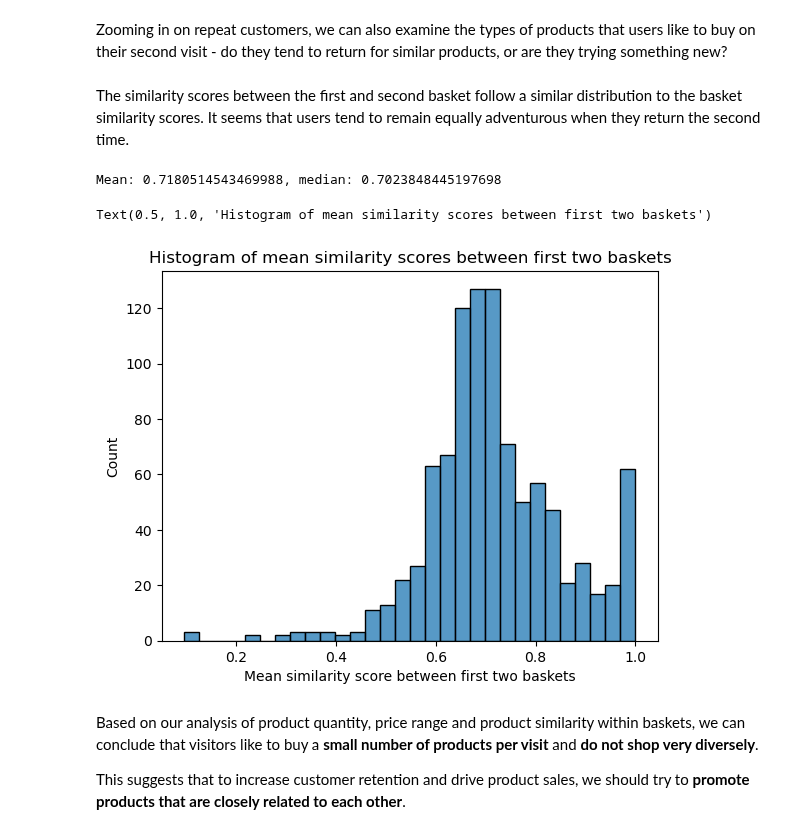
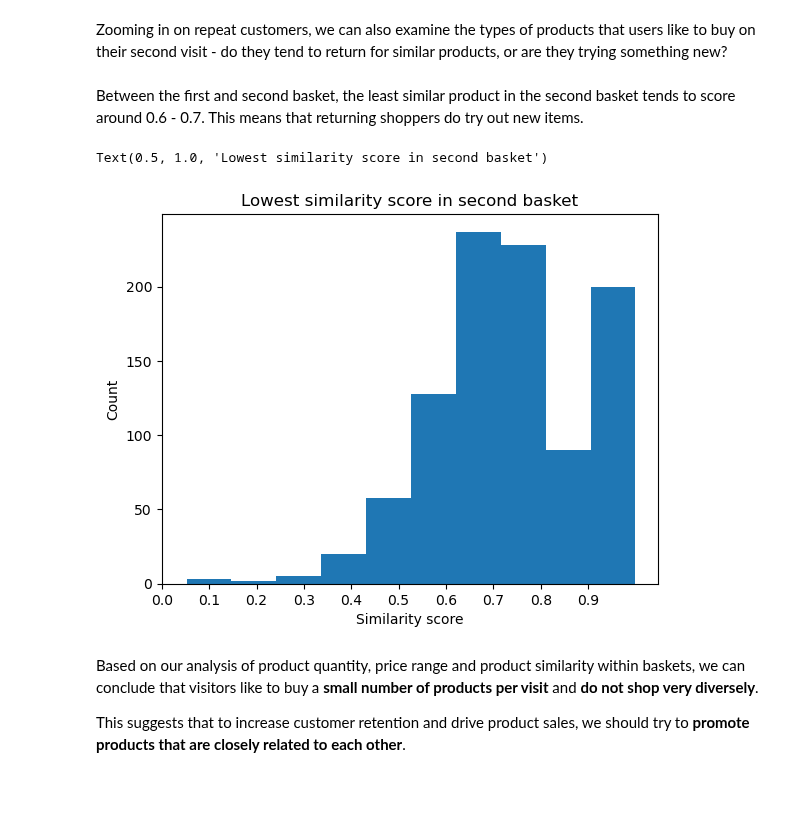
Before and after one commit to woobrandon/DSA3101-Potato-Wedges, a Jupyter notebook: ProductRecommendation/ProductRecommendation.ipynb, the cells around one changed output. Cells and saved outputs as stored; diff of their text form; code cells hidden in the pictures; blank space fills up the shorter version.

Commit message:
Edited second basket analysis

```diff
--- a/ProductRecommendation/ProductRecommendation.ipynb
+++ b/ProductRecommendation/ProductRecommendation.ipynb
@@ -311,19 +311,20 @@ query = '''
 
 rows = client.query(query)
 first_two_purchases = rows.to_dataframe()
-# %% [markdown]
-The similarity scores between the first and second basket follow a similar distribution to the basket similarity scores. It seems that users tend to remain equally adventurous when they return the second time.
-# %%
-first_two_purchases['similarity'] = first_two_purchases.apply(lambda x: similarity(x['first_purchase_product_id'], x['second_purchase_product_id']), axis = 1)
-first_two_purchases_similarity = first_two_purchases.groupby('user_id')['similarity'].mean().reset_index()
-print(f'Mean: {first_two_purchases_similarity['similarity'].mean()}, median: {first_two_purchases_similarity['similarity'].median()}')
-sns.histplot(first_two_purchases_similarity['similarity'])
-plt.xlabel('Mean similarity score between first two baskets')
-plt.title('Histogram of mean similarity scores between first two baskets')
-# %% [output]
-Mean: 0.7180514543469988, median: 0.7023848445197698
-Text(0.5, 1.0, 'Histogram of mean similarity scores between first two baskets')
-[figure, removed]
+# %% [markdown]
+Between the first and second basket, the least similar product in the second basket tends to score around 0.6 - 0.7. This means that returning shoppers do try out new items.
+# %%
+first_two_purchases['similarity'] = first_two_purchases.apply(lambda x: similarity(x['first_purchase_product_id'], x['second_purchase_product_id']), axis = 1)
+second_purchase_similarity = first_two_purchases.groupby(['user_id', 'second_purchase_product_id'])['similarity'].agg( 'max').reset_index()
+lowest_second_purchase = second_purchase_similarity.groupby(['user_id'])['similarity'].agg('min').reset_index()
+plt.hist(lowest_second_purchase['similarity'], bins = 10)
+plt.xticks(np.arange(0, 1, 0.1))
+plt.ylabel('Count')
+plt.xlabel('Similarity score')
+plt.title('Lowest similarity score in second basket')
+# %% [output]
+Text(0.5, 1.0, 'Lowest similarity score in second basket')
+[figure, added]
 # %% [markdown]
 Based on our analysis of product quantity, price range and product similarity within baskets, we can conclude that visitors like to buy a **small number of products per visit** and **do not shop very diversely**.
 
```
